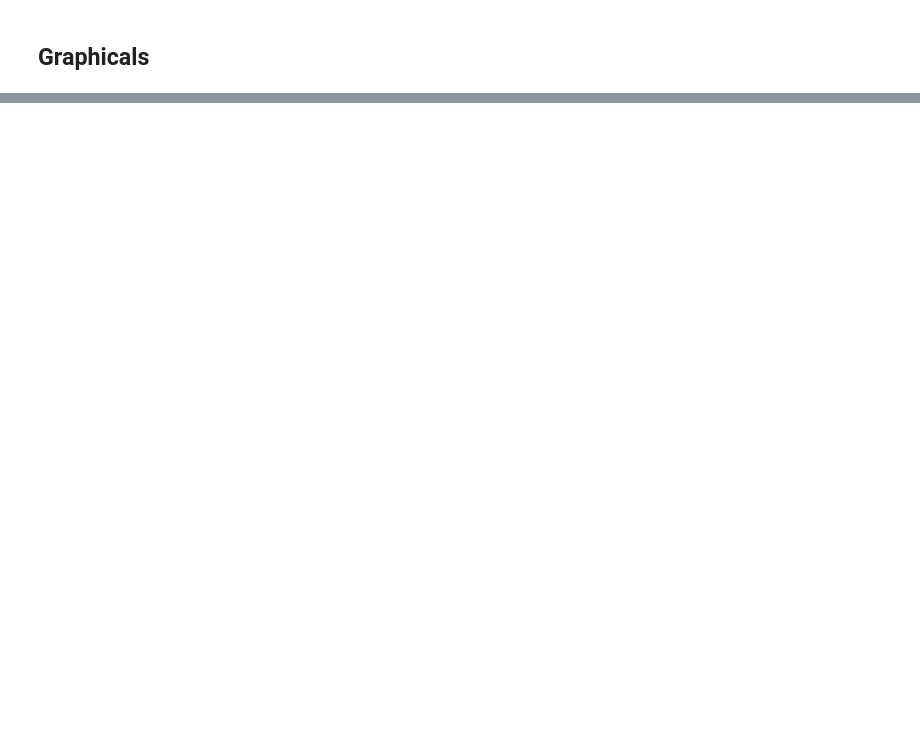
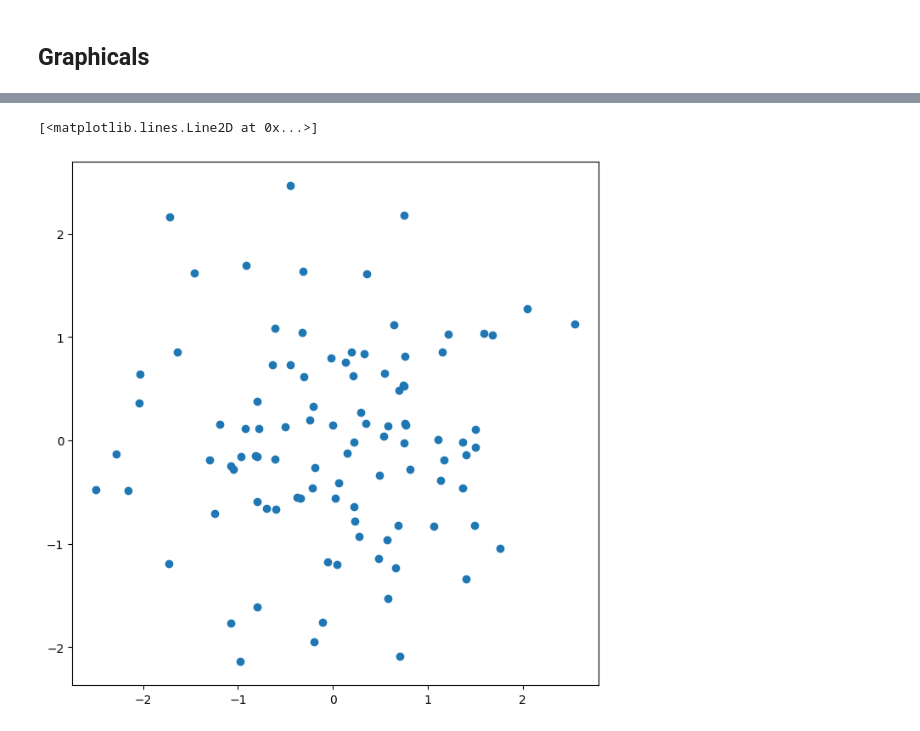
Before and after one commit to iharashuuji/ISLP_learning, a Jupyter notebook: notebooks/second_grammar_python.ipynb, the cells around one changed output, grey strips where cells are left out. Drawn from its saved outputs; the diff is of its cells as text; code cells hidden in the pictures; blank space fills up the shorter version.

```diff
--- a/notebooks/second_grammar_python.ipynb
+++ b/notebooks/second_grammar_python.ipynb
@@ -235,2 +236,13 @@ print(X.mean(0))
 # %% [markdown]
 ## Graphicals
+# %%
+# Note;
+fig, ax = subplots(figsize=(8, 8))
+# You want to get the same results up and under code.
+# output = subplots(figsize=(8, 8))
+# fig = output[0]
+# ax = output[1]
+
+x = rng.standard_normal(100)
+y = rng.standard_normal(100)
+ax.plot(x, y)
@@ -236,0 +252,7 @@ print(X.mean(0))
+# %%
+# Note; output = subplots(figsize=(8, 8))\nfig = output[0]\nax = output[1] is the same results under code.
+fig, ax = subplots(figsize=(8, 8))
+ax.plot(x, y, 'o')
+# %% [output]
+[<matplotlib.lines.Line2D at 0x...>]
+[figure, added]
```
Also changed, not shown: parts of 27 cells of this notebook, 2 other files.
